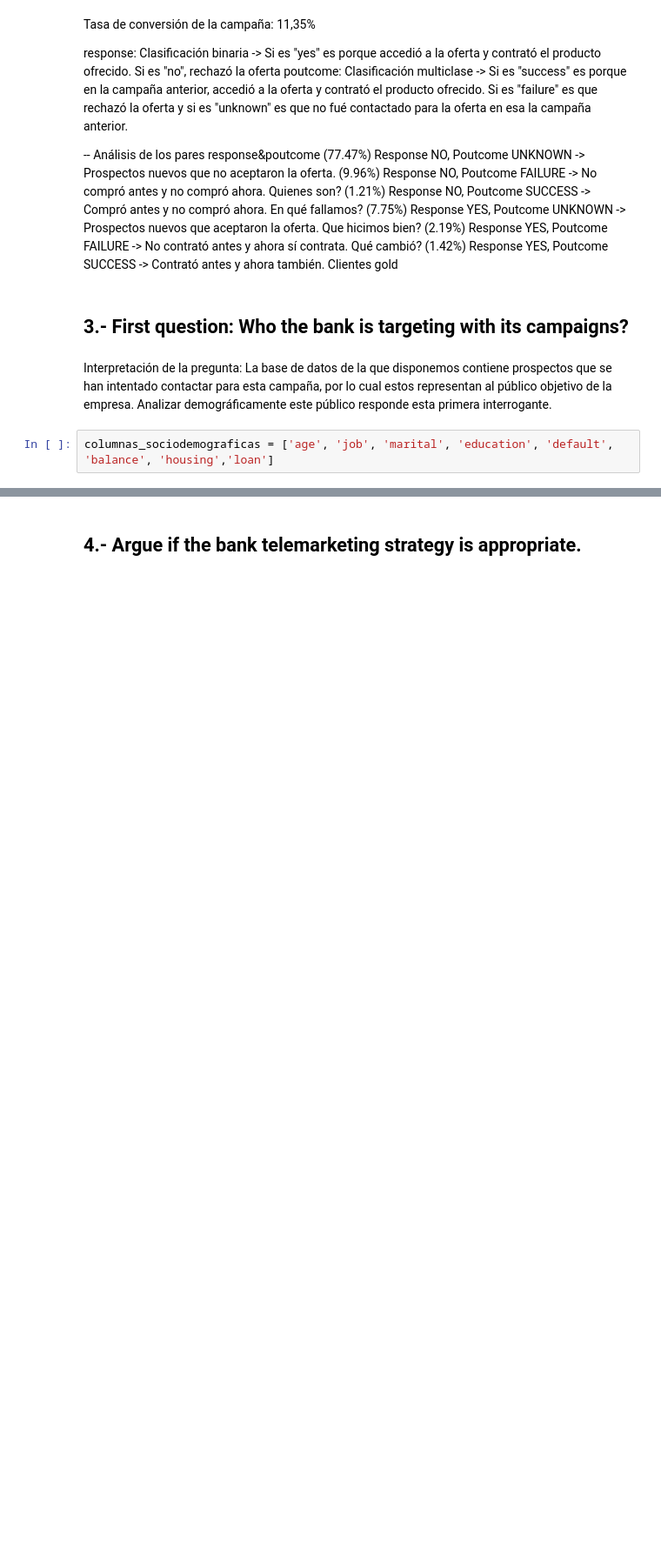
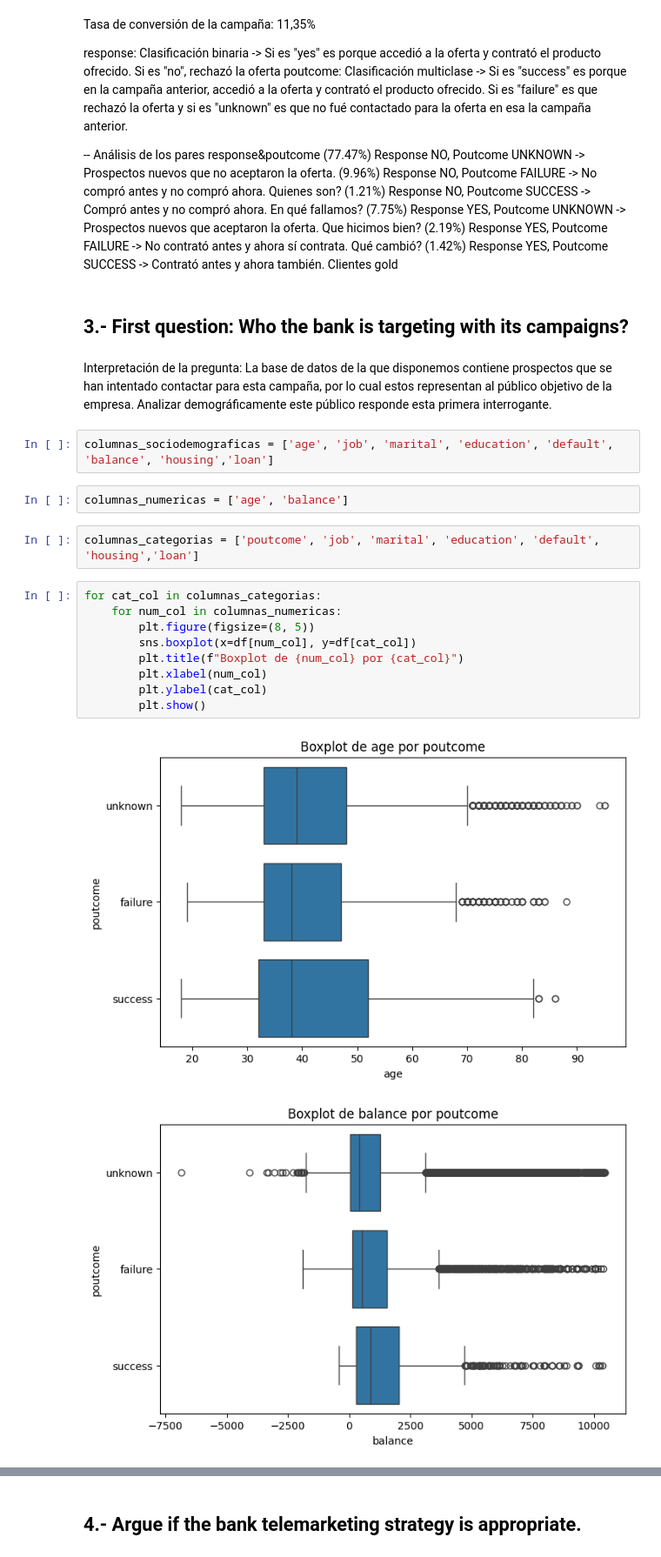
Before and after one commit to nicur32/Proyecto_Bank, a Jupyter notebook: BANK HAKATHON/hackathon.ipynb, the cells around one changed output, grey strips where cells are left out. Shown at 87% size. Saved outputs shown, nothing was run; the diff lists cells and outputs as text; blank space fills up the shorter version.

```diff
--- a/BANK HAKATHON/hackathon.ipynb
+++ b/BANK HAKATHON/hackathon.ipynb
@@ -224,3 +238,19 @@ poutcome: Clasificación multiclase -> Si es "success" es porque en la campaña
 Interpretación de la pregunta: La base de datos de la que disponemos contiene prospectos que se han intentado contactar para esta campaña, por lo cual estos representan al público objetivo de la empresa. Analizar demográficamente este público responde esta primera interrogante.
 # %%
 columnas_sociodemograficas = ['age', 'job', 'marital', 'education', 'default', 'balance', 'housing','loan']
+# %%
+columnas_numericas = ['age', 'balance']
+# %%
+columnas_categorias = ['poutcome', 'job', 'marital', 'education', 'default', 'housing','loan']
+# %%
+for cat_col in columnas_categorias:
+    for num_col in columnas_numericas:
+        plt.figure(figsize=(8, 5))
+        sns.boxplot(x=df[num_col], y=df[cat_col])
+        plt.title(f"Boxplot de {num_col} por {cat_col}")
+        plt.xlabel(num_col)
+        plt.ylabel(cat_col)
+        plt.show()
+# %% [output]
+[figure, added]
+[figure, added]
```
Also changed, not shown: parts of 28 cells of this notebook.
